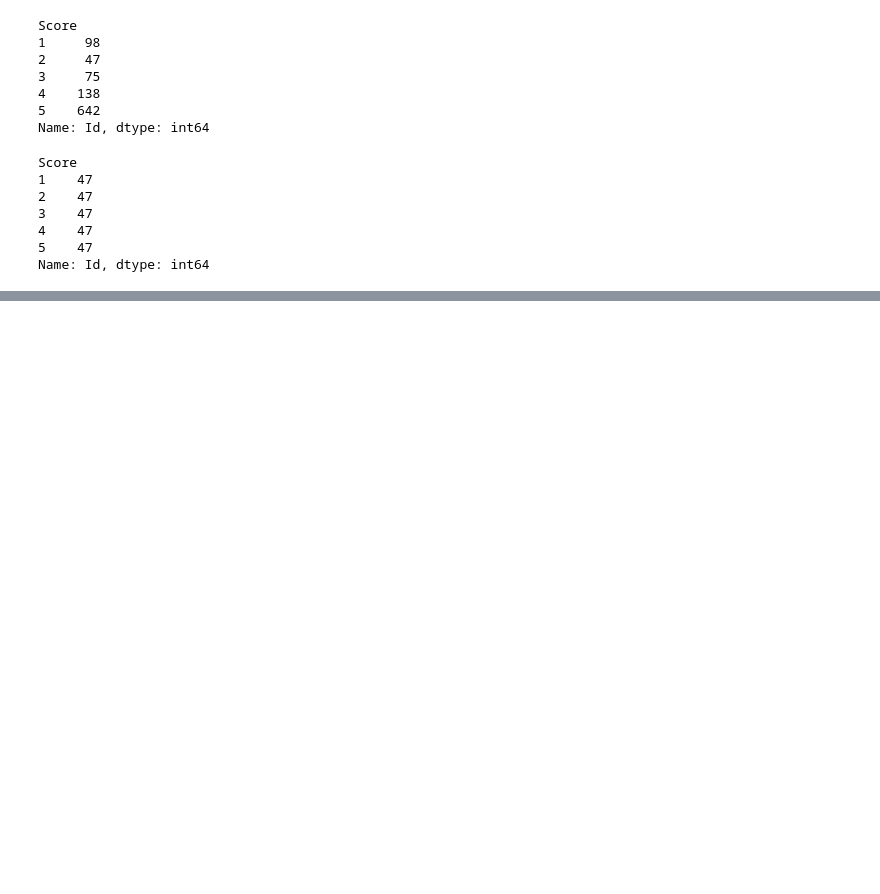
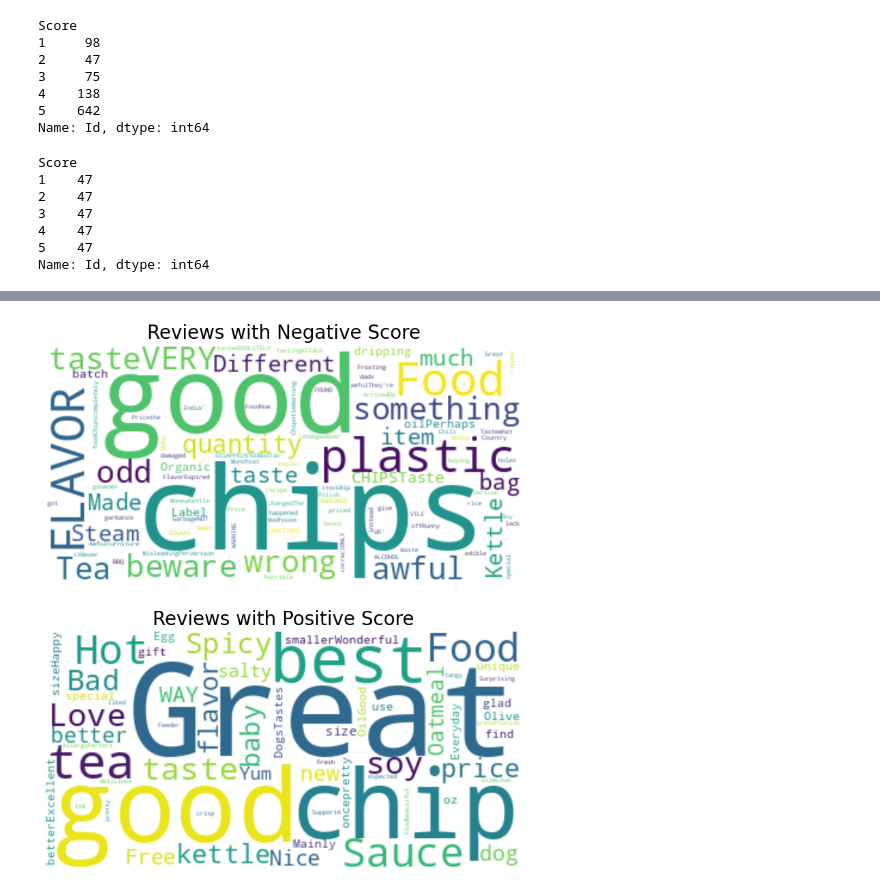
Before and after one commit to mithun0808/python, a Jupyter notebook: AD3.ipynb, the cells around one changed output, grey strips where cells are left out. Drawn from its saved outputs; the diff is of its cells as text; code cells hidden in the pictures; blank space fills up the shorter version.

```diff
--- a/AD3.ipynb
+++ b/AD3.ipynb
@@ -145,0 +146,24 @@ plt.show()
+# %%
+negative_reviews = reviews_sample[reviews_sample['Score'].isin([1,2])]
+positive_reviews = reviews_sample[reviews_sample['Score'].isin([4,5])]
+
+negative_reviews_str = negative_reviews.Summary.str.cat()
+positive_reviews_str = positive_reviews.Summary.str.cat()
+# %%
+wordcloud = WordCloud(background_color="white") \
+   .generate(negative_reviews_str)
+wordcloud_positive = WordCloud(background_color="white") \
+   .generate(positive_reviews_str)
+
+fig = plt.figure(figsize = (10, 10))
+ax1 = fig.add_subplot(211)
+ax1.imshow(wordcloud, interpolation='bilinear')
+ax1.axis("off")
+ax1.set_title('Reviews with Negative Score', fontsize=20)
+ax2 = fig.add_subplot(212)
+ax2.imshow(wordcloud_positive, interpolation='bilinear')
+ax2.axis("off")
+ax2.set_title('Reviews with Positive Score', fontsize=20)
+plt.show()
+# %% [output]
+[figure, added]
```
Also changed, not shown: parts of 4 cells of this notebook.
